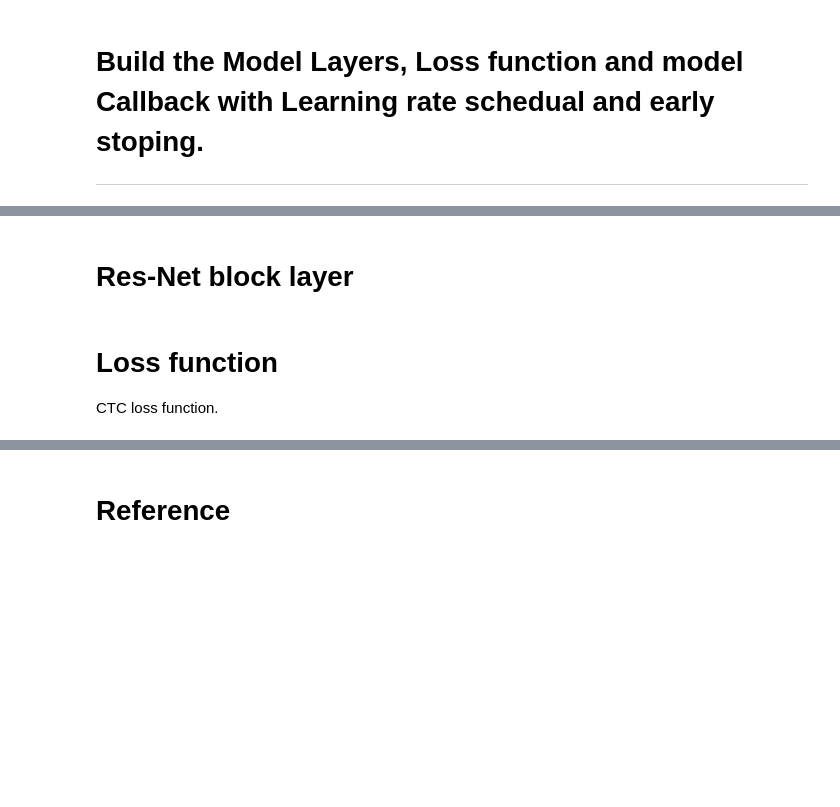
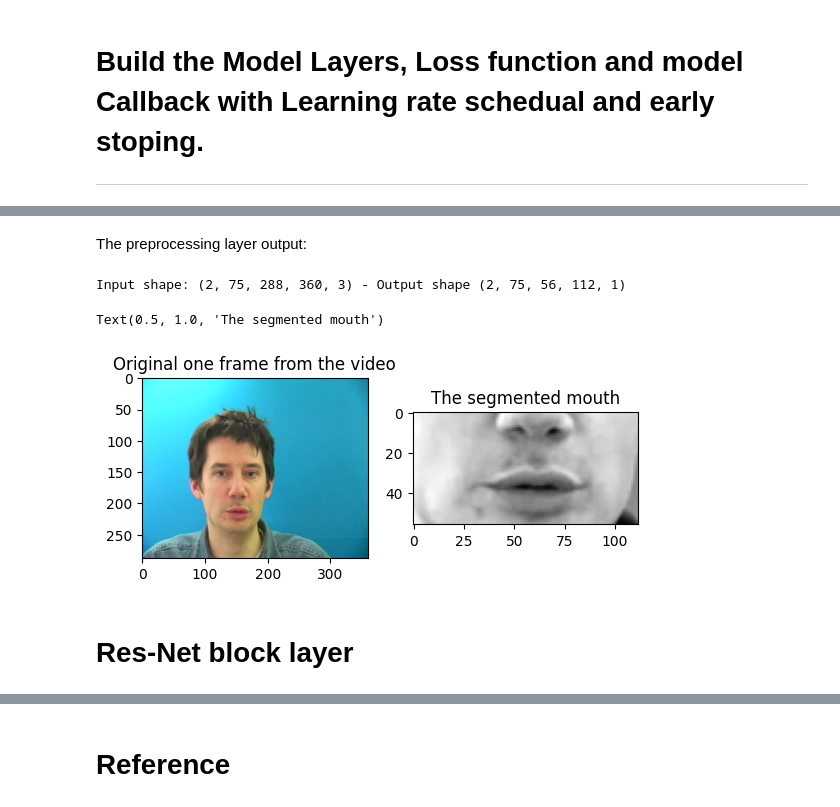
Before and after one commit to Sofi-240/lipsRead, a Jupyter notebook: NoteBookipynb.ipynb, the cells around one changed output, grey strips where cells are left out. Saved outputs shown, nothing was run; the diff lists cells and outputs as text; code cells hidden in the pictures; blank space fills up the shorter version.

```diff
--- a/NoteBookipynb.ipynb
+++ b/NoteBookipynb.ipynb
@@ -420,6 +424,28 @@ def mouthCascade(img_gray):
         ],
     ]
     return bound
+# %% [markdown]
+The preprocessing layer output:
+# %%
+data = createPipeline()
+sample = iter(data).next()
+
+preprocessing = PreprocessingLayer(height=56, width=112)
+
+out = preprocessing(sample[0])
+# %%
+print(f'Input shape: {sample[0].shape} - Output shape {out.shape}')
+# %% [output]
+Input shape: (2, 75, 288, 360, 3) - Output shape (2, 75, 56, 112, 1)
+# %%
+_, ax = plt.subplots(1, 2)
+ax[0].imshow(sample[0][0][25].numpy().astype(np.uint8))
+ax[0].set_title('Original one frame from the video')
+ax[1].imshow(out[0][25].numpy(), cmap='gray')
+ax[1].set_title('The segmented mouth')
+# %% [output]
+Text(0.5, 1.0, 'The segmented mouth')
+[figure, added]
 # %% [markdown]
 # Res-Net block layer
 # %%
@@ -490,7 +515,3 @@ class ResnetBlock(tf.keras.layers.Layer):
             x = self.__getattribute__(layer_name)(x)
 
         return x
-# %% [markdown]
-# Loss function
-
-CTC loss function.
```
Also changed, not shown: parts of 16 cells of this notebook.
